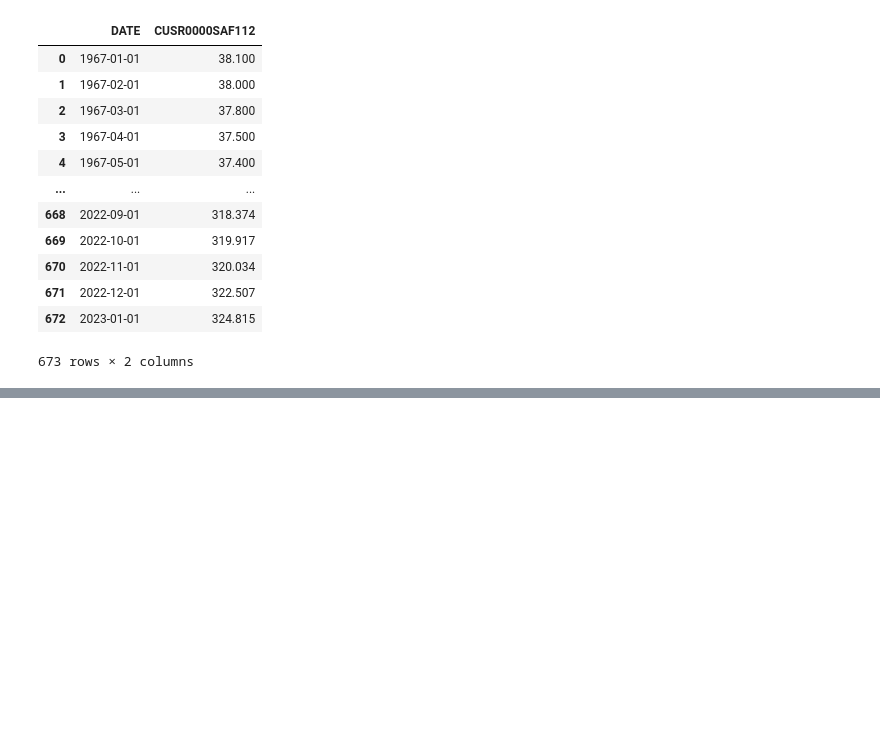
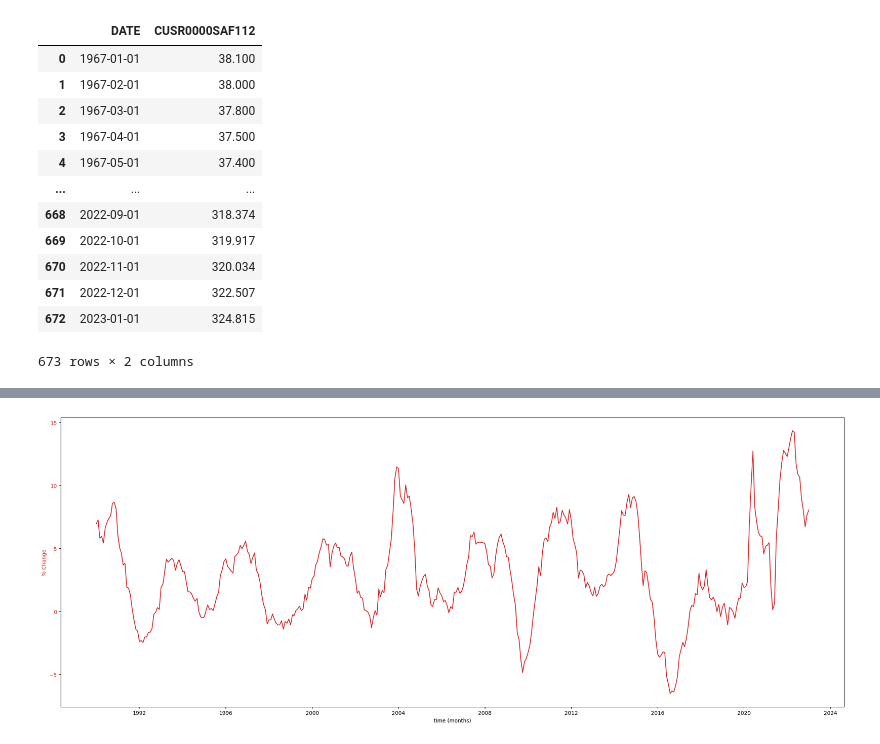
Before and after one commit to CTPim/Three_Meals, a Jupyter notebook: Analysis/Food_CPI_Cleaned.ipynb, the cells around one changed output, grey strips where cells are left out. Saved outputs shown, nothing was run; the diff lists cells and outputs as text; code cells hidden in the pictures; blank space fills up the shorter version.

Commit message:
Add files via upload
Added Analyses for CPi - All Times, updated the food CPI, and made a comparison of the food and all items CPI

```diff
--- a/Analysis/Food_CPI_Cleaned.ipynb
+++ b/Analysis/Food_CPI_Cleaned.ipynb
@@ -82,0 +84,4 @@ cleaned_CPI_df
+# %%
+# rename "DATE" column to "date_time" per team data process in README
+cleaned_CPI_df.rename(mapper={"DATE" : "date_time"}, axis=1, inplace=True)
+cleaned_CPI_df.head()
@@ -82,0 +99,4 @@ cleaned_CPI_df
+# %%
+# Calculate percent change
+cleaned_CPI_df["Pct_Change"] = cleaned_CPI_df["Index (1982-1984=100)"].pct_change(periods=12)
+cleaned_CPI_df.head(30)
@@ -82,0 +125,4 @@ cleaned_CPI_df
+# %%
+# Calculate percent change
+cleaned_CPI_df["Pct_Change"] = cleaned_CPI_df["Pct_Change"] * 100
+cleaned_CPI_df.head(30)
@@ -82,0 +151,4 @@ cleaned_CPI_df
+# %%
+# Remove all data before 1990-01-01 and store to new df
+cleaned_CPI_df = cleaned_CPI_df[cleaned_CPI_df["date_time"] >= "1990-01-01"]
+cleaned_CPI_df
@@ -83,3 +169,19 @@ cleaned_CPI_df
+# %%
+t = cleaned_CPI_df["date_time"].values
+
+fig, ax1 = plt.subplots()
+
+color = 'tab:red'
+ax1.set_xlabel('time (months)')
+ax1.set_ylabel('% Change', color=color)
+ax1.plot(t, cleaned_CPI_df["Pct_Change"], color=color)
+ax1.tick_params(axis='y', labelcolor=color)
+
+fig.tight_layout()  # otherwise the right y-label is slightly clipped
+fig.set_size_inches(24, 9)
+plt.show()
+# %% [output]
+[figure, added]
 # %%
 # Store new DF as new csv file
 output_path = "Output/Food_CPI_cleaned.csv"
```
Also changed, not shown: parts of 11 cells of this notebook, 2 other files.
